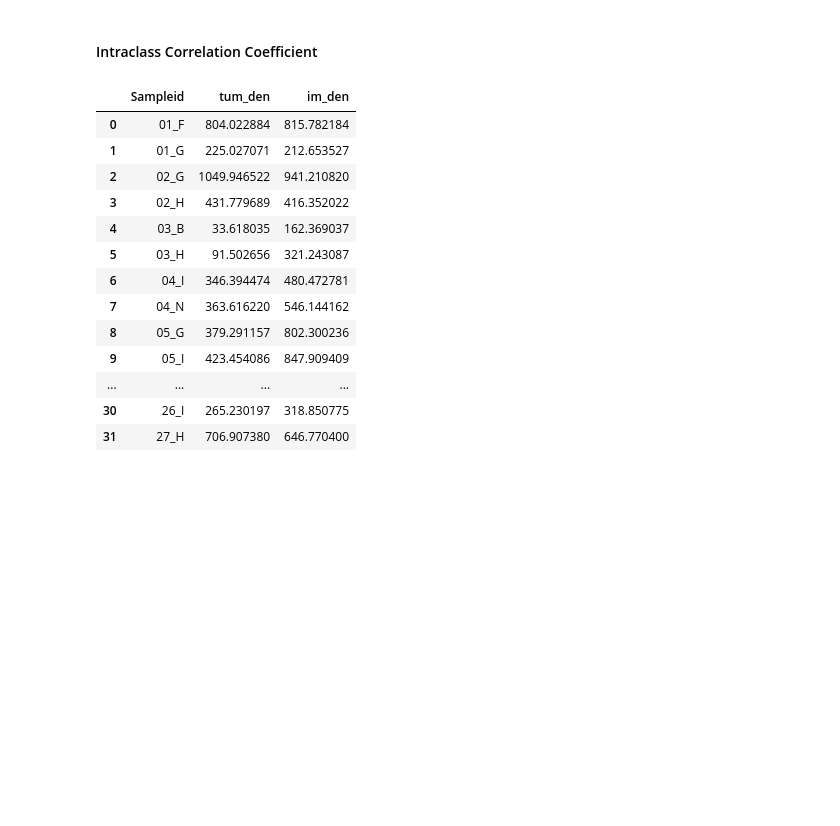
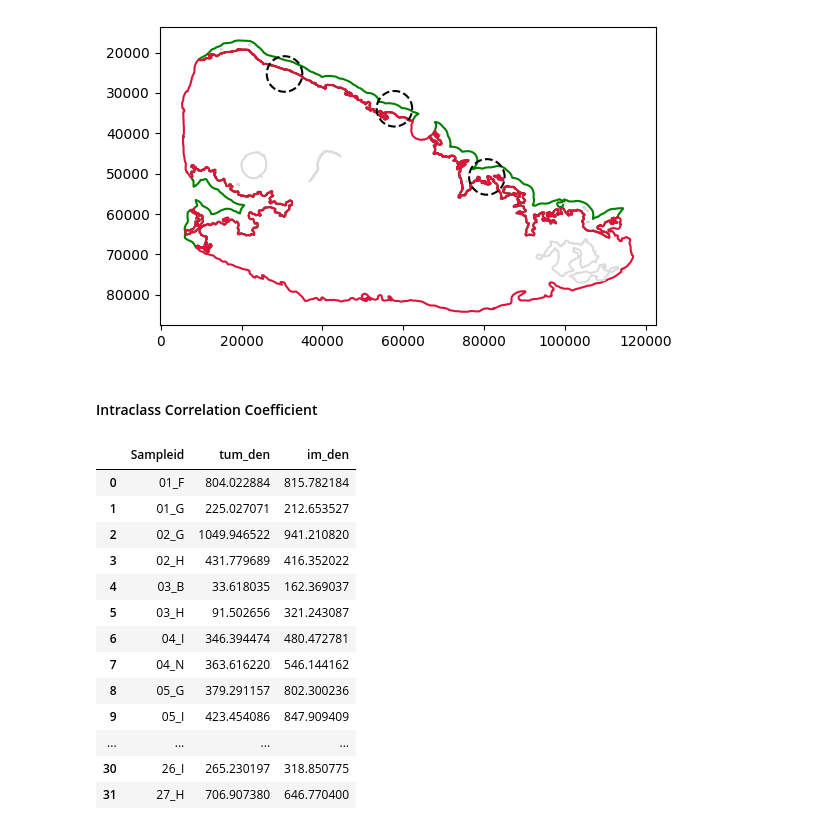
Before and after one commit to M-Fotheringham/Whole-Slide_vs_TMA_Sampling, a Jupyter notebook: src/SimuSamp/scripts/simulated_TMA.ipynb, the cells around one changed output. Drawn from its saved outputs; the diff is of its cells as text; code cells hidden in the pictures; blank space fills up the shorter version.

```diff
--- a/src/SimuSamp/scripts/simulated_TMA.ipynb
+++ b/src/SimuSamp/scripts/simulated_TMA.ipynb
@@ -57,3 +71,7 @@ sim_data
+# %%
+plot_cores(im_cores, tum, im)
+# %% [output]
+[figure, added]
 # %% [markdown]
 #### Intraclass Correlation Coefficient
 # %%
```
Also changed, not shown: parts of 6 cells of this notebook, 1 other file.
